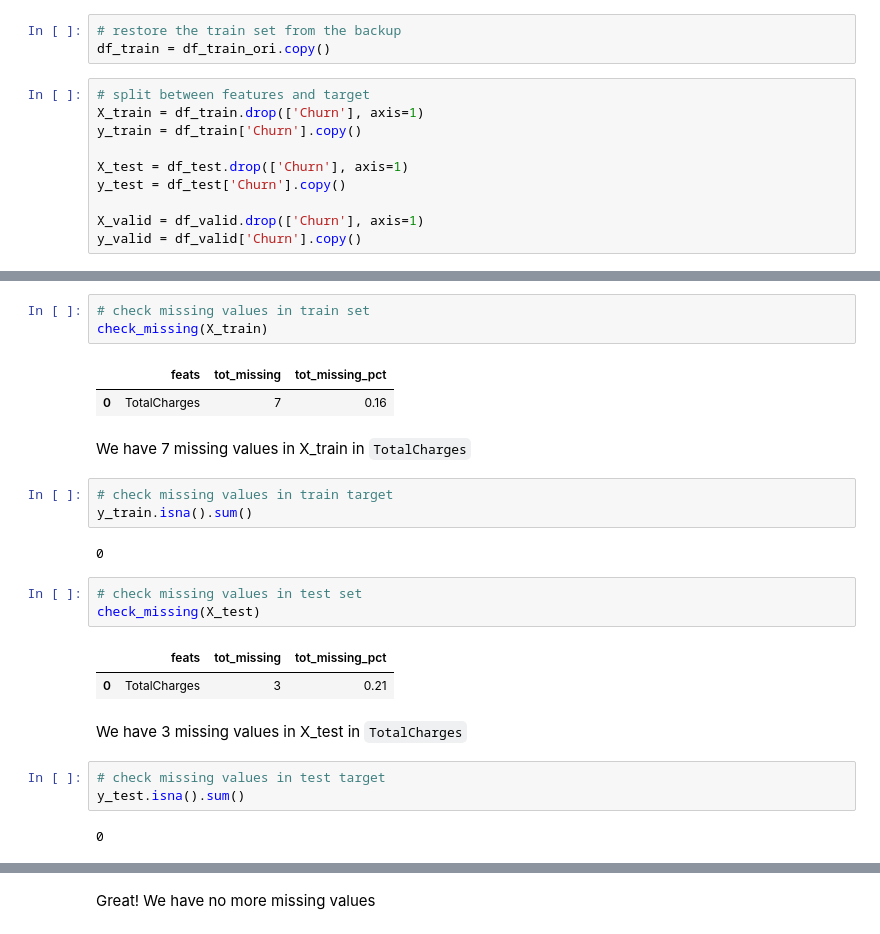
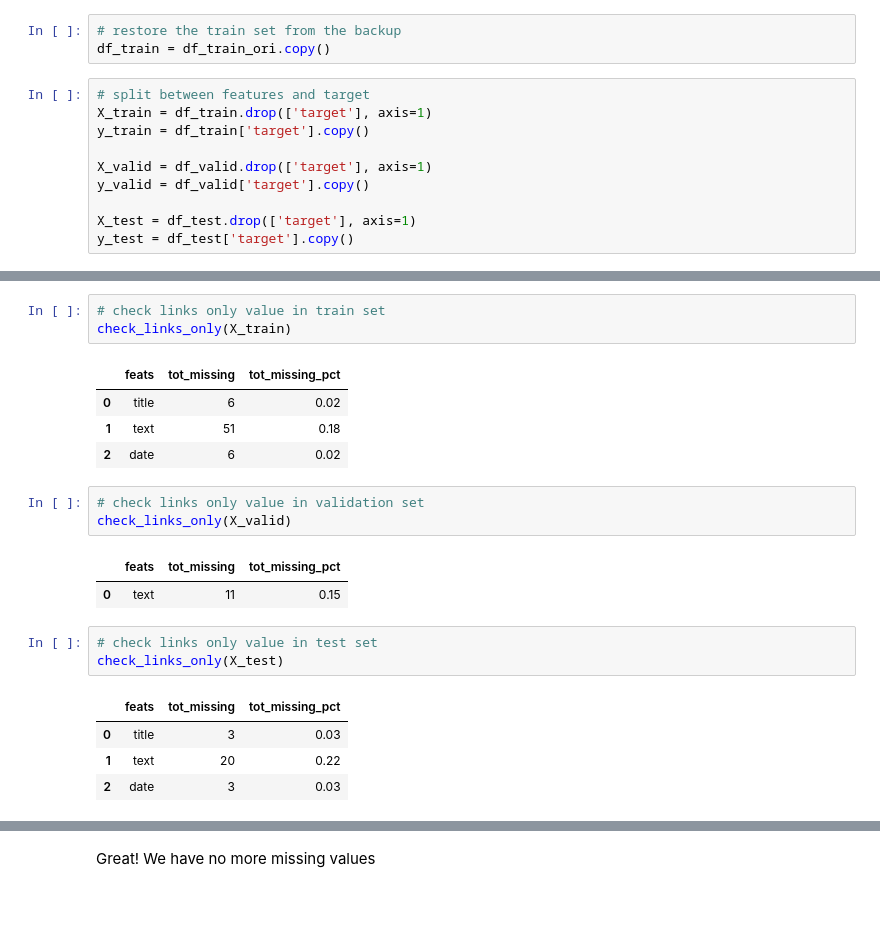
Before and after one commit to NikkiSatmaka/fake-news-identifier, a Jupyter notebook: h8dsft_Milestone2P2_nikki_satmaka.ipynb, the cells around one changed output, grey strips where cells are left out. Saved outputs shown, nothing was run; the diff lists cells and outputs as text; blank space fills up the shorter version.

```diff
--- a/h8dsft_Milestone2P2_nikki_satmaka.ipynb
+++ b/h8dsft_Milestone2P2_nikki_satmaka.ipynb
@@ -424,11 +457,11 @@ Name: news, dtype: object
 df_train = df_train_ori.copy()
 # %%
 # split between features and target
-X_train = df_train.drop(['Churn'], axis=1)
-y_train = df_train['Churn'].copy()
+X_train = df_train.drop(['target'], axis=1)
+y_train = df_train['target'].copy()
 
-X_test = df_test.drop(['Churn'], axis=1)
-y_test = df_test['Churn'].copy()
+X_valid = df_valid.drop(['target'], axis=1)
+y_valid = df_valid['target'].copy()
 
-X_valid = df_valid.drop(['Churn'], axis=1)
-y_valid = df_valid['Churn'].copy()
+X_test = df_test.drop(['target'], axis=1)
+y_test = df_test['target'].copy()
@@ -470,26 +472,22 @@ We have no outliers for the numerical values in the dataset
 # %%
-# check missing values in train set
-check_missing(X_train)
+# check links only value in train set
+check_links_only(X_train)
 # %% [output]
 |  | feats | tot_missing | tot_missing_pct |
-| 0 | TotalCharges | 7 | 0.16 |
+| 0 | title | 6 | 0.02 |
+| 1 | text | 51 | 0.18 |
+| 2 | date | 6 | 0.02 |
-# %% [markdown]
-We have 7 missing values in X_train in `TotalCharges`
-# %%
-# check missing values in train target
-y_train.isna().sum()
-# %% [output]
-0
+# %%
+# check links only value in validation set
+check_links_only(X_valid)
+# %% [output]
+|  | feats | tot_missing | tot_missing_pct |
+| 0 | text | 11 | 0.15 |
 # %%
-# check missing values in test set
-check_missing(X_test)
+# check links only value in test set
+check_links_only(X_test)
 # %% [output]
 |  | feats | tot_missing | tot_missing_pct |
-| 0 | TotalCharges | 3 | 0.21 |
+| 0 | title | 3 | 0.03 |
+| 1 | text | 20 | 0.22 |
+| 2 | date | 3 | 0.03 |
-# %% [markdown]
-We have 3 missing values in X_test in `TotalCharges`
-# %%
-# check missing values in test target
-y_test.isna().sum()
-# %% [output]
-0
```
Also changed, not shown: parts of 149 cells of this notebook, 4 other files.
